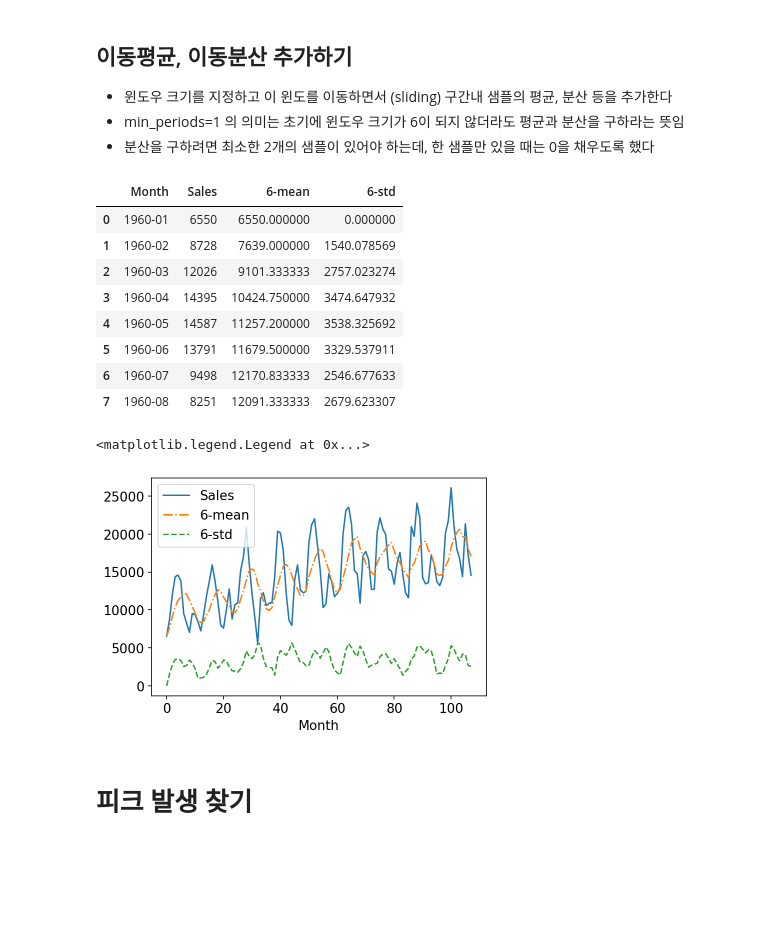
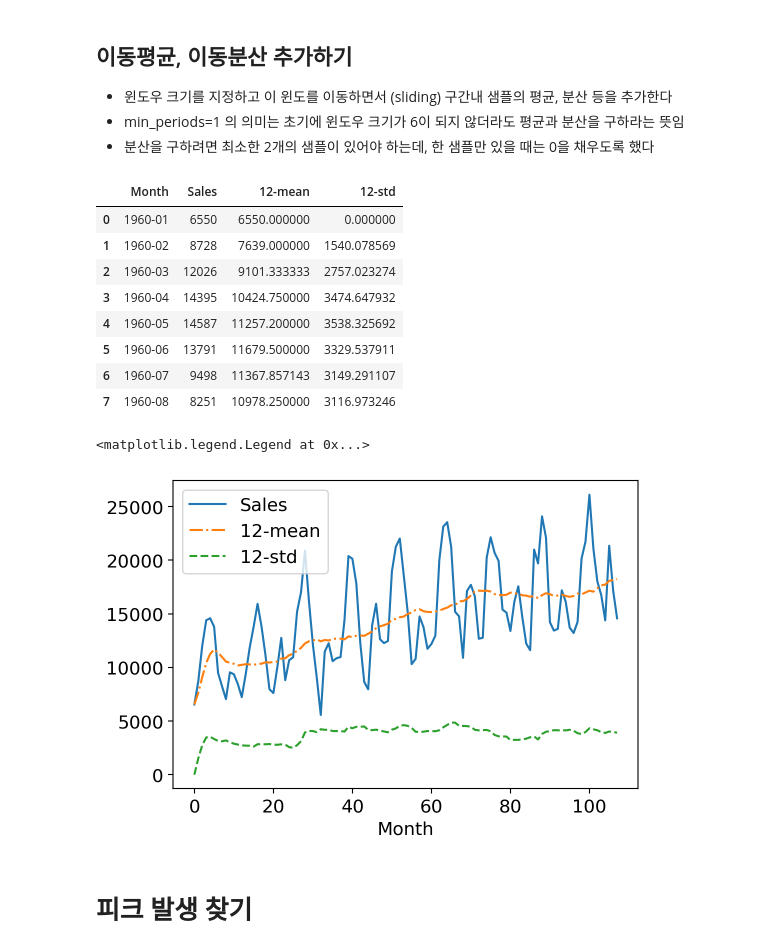
Before and after one commit to coj918/github_from_HD, a Jupyter notebook: g_34_PM_Data.ipynb, the cells around one changed output. Saved outputs shown, nothing was run; the diff lists cells and outputs as text; code cells hidden in the pictures; blank space fills up the shorter version.

```diff
--- a/g_34_PM_Data.ipynb
+++ b/g_34_PM_Data.ipynb
@@ -40,32 +40,52 @@ data[:5]
 - min_periods=1 의 의미는 초기에 윈도우 크기가 6이 되지 않더라도 평균과 분산을 구하라는 뜻임
  - 분산을 구하려면 최소한 2개의 샘플이 있어야 하는데, 한 샘플만 있을 때는 0을 채우도록 했다
 # %%
+#df = data.copy()
+#df['6-mean'] = df['Sales'].rolling(6, min_periods=1).mean()
+#df['6-std'] = df['Sales'].rolling(6, min_periods=1).std().fillna(0)
+#df[:8]
+
+
+
+
+#12개월
 df = data.copy()
-df['6-mean'] = df['Sales'].rolling(6, min_periods=1).mean()
-df['6-std'] = df['Sales'].rolling(6, min_periods=1).std().fillna(0)
+df['12-mean'] = df['Sales'].rolling(12, min_periods=1).mean()
+df['12-std'] = df['Sales'].rolling(12, min_periods=1).std().fillna(0)
 df[:8]
 # %% [output]
-|  | Month | Sales | 6-mean | 6-std |
+|  | Month | Sales | 12-mean | 12-std |
 | 0 | 1960-01 | 6550 | 6550.000000 | 0.000000 |
 | 1 | 1960-02 | 8728 | 7639.000000 | 1540.078569 |
 | 2 | 1960-03 | 12026 | 9101.333333 | 2757.023274 |
 | 3 | 1960-04 | 14395 | 10424.750000 | 3474.647932 |
 | 4 | 1960-05 | 14587 | 11257.200000 | 3538.325692 |
 | 5 | 1960-06 | 13791 | 11679.500000 | 3329.537911 |
-| 6 | 1960-07 | 9498 | 12170.833333 | 2546.677633 |
-| 7 | 1960-08 | 8251 | 12091.333333 | 2679.623307 |
+| 6 | 1960-07 | 9498 | 11367.857143 | 3149.291107 |
+| 7 | 1960-08 | 8251 | 10978.250000 | 3116.973246 |
 # %%
 ## 추가한 특성 그리기
 
+#plt.plot(df['Sales'], label='Sales', ls='-')
+#plt.plot(df['6-mean'], label='6-mean', ls='-.')
+#plt.plot(df['6-std'], label='6-std', ls='--')
+#plt.xlabel("Month")
+
+#plt.legend()
+
+
+
+
+#12개월치
 plt.plot(df['Sales'], label='Sales', ls='-')
-plt.plot(df['6-mean'], label='6-mean', ls='-.')
-plt.plot(df['6-std'], label='6-std', ls='--')
+plt.plot(df['12-mean'], label='12-mean', ls='-.')
+plt.plot(df['12-std'], label='12-std', ls='--')
 plt.xlabel("Month")
 
 plt.legend()
 # %% [output]
 <matplotlib.legend.Legend at 0x...>
-[figure, old version]
+[figure, new version]
 # %% [markdown]
 # 피크 발생 찾기
 # %%
```
Also changed, not shown: parts of 3 cells of this notebook.
